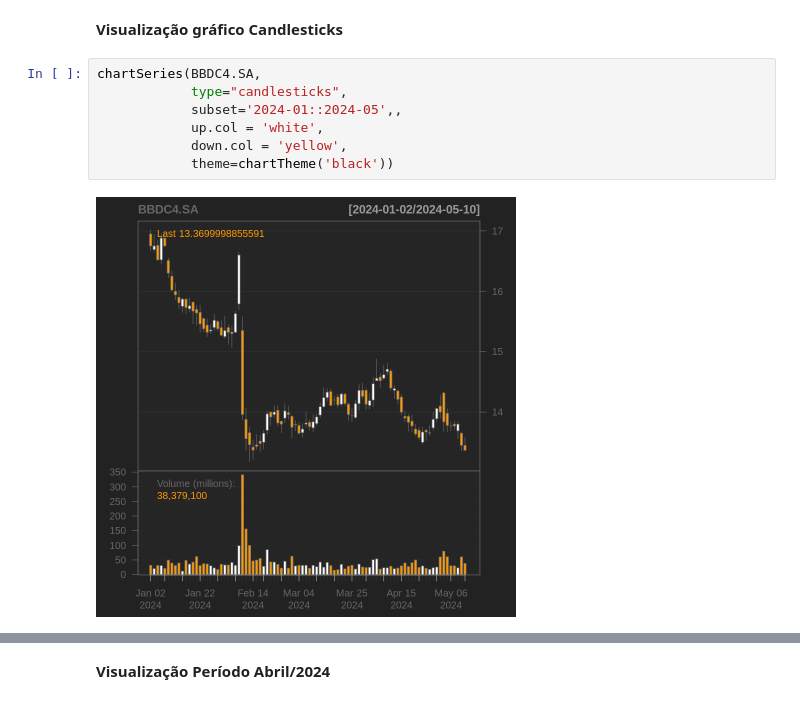
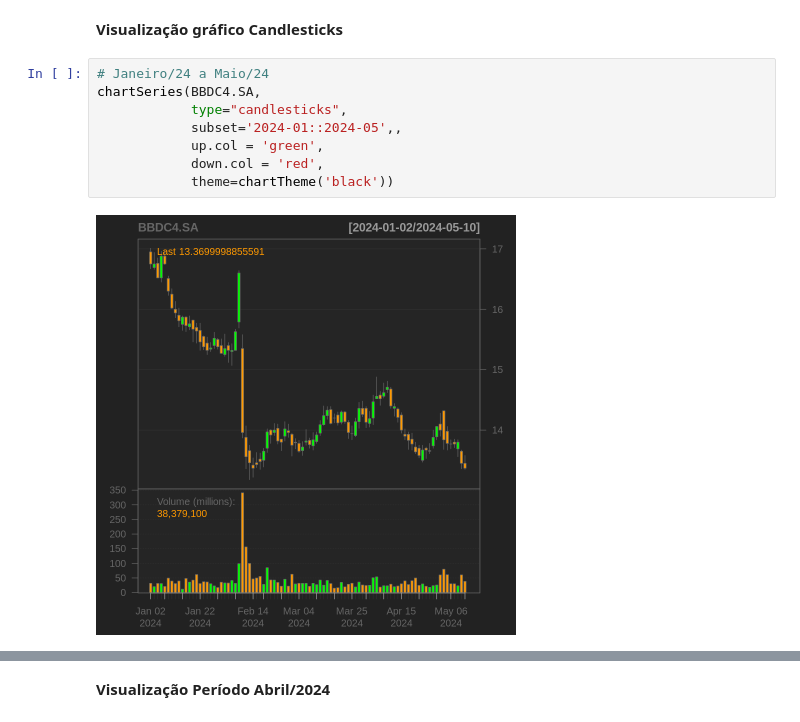
Before and after one commit to scs999/scs999.github.io, a Jupyter notebook: Pos_unicarioca/Trabalho_PosUnicarioca_R.ipynb, the cells around one changed output, grey strips where cells are left out. Cells and saved outputs as stored; diff of their text form.

```diff
--- a/Pos_unicarioca/Trabalho_PosUnicarioca_R.ipynb
+++ b/Pos_unicarioca/Trabalho_PosUnicarioca_R.ipynb
@@ -75,12 +75,13 @@ chartSeries(BBDC4.SA,
 # %% [markdown]
 **Visualização gráfico Candlesticks**
 # %%
+# Janeiro/24 a Maio/24
 chartSeries(BBDC4.SA,
             type="candlesticks",
             subset='2024-01::2024-05',,
-            up.col = 'white',
-            down.col = 'yellow',
+            up.col = 'green',
+            down.col = 'red',
             theme=chartTheme('black'))
 # %% [output]
-[figure, old version]
+[figure, new version]
 # %%
```
Also changed, not shown: parts of 12 cells of this notebook.
